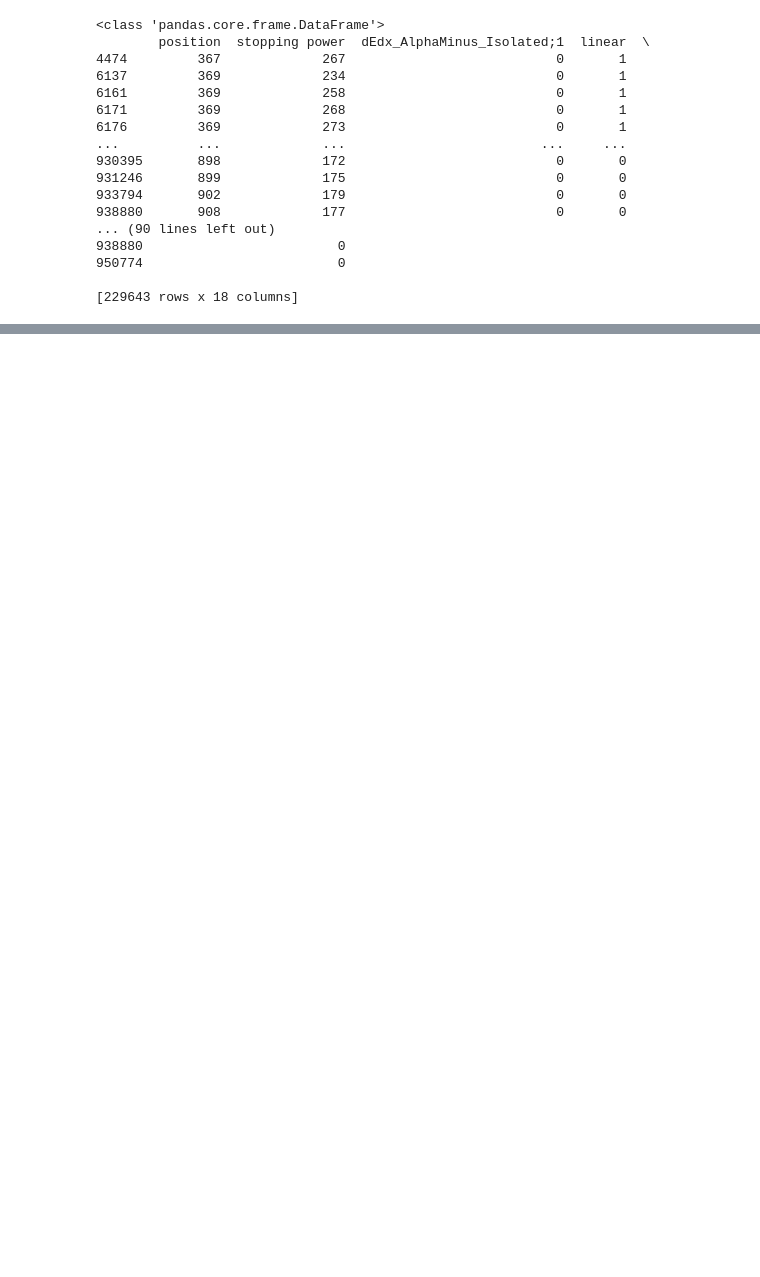
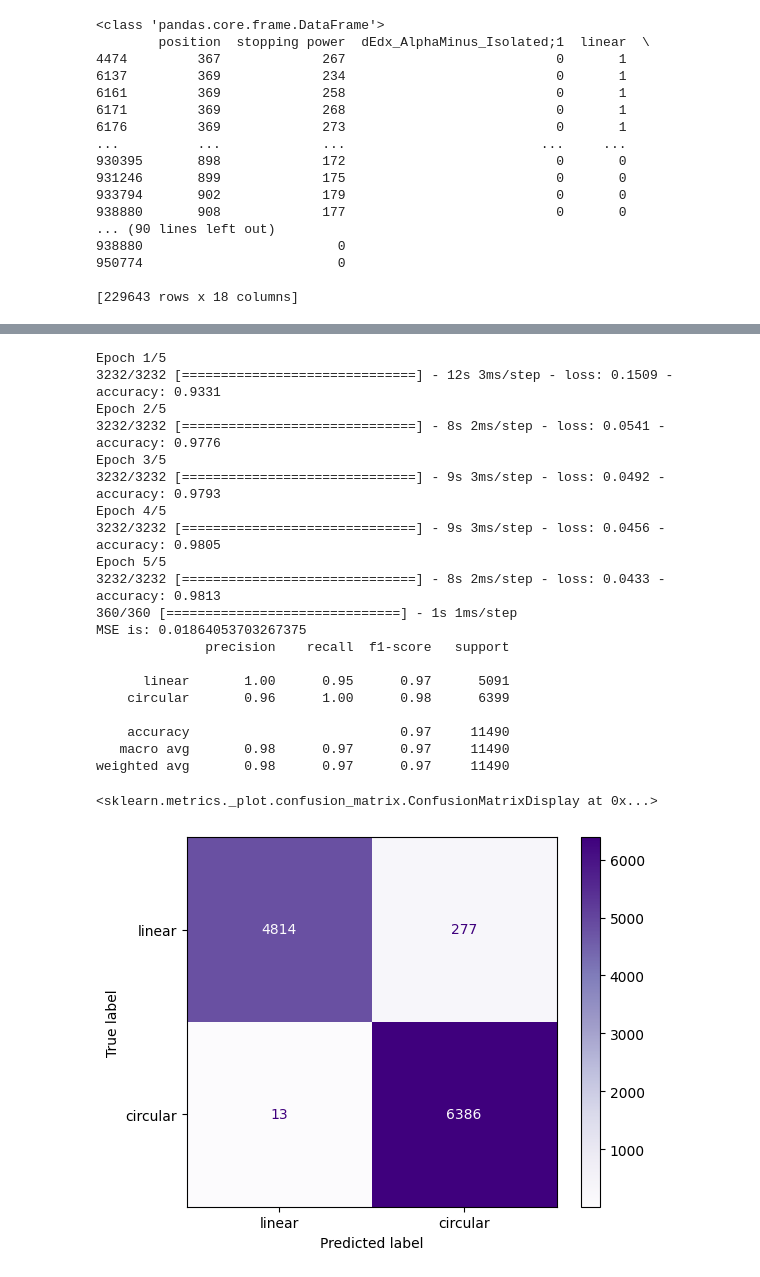
Before and after one commit to DaveStutler/G9, a Jupyter notebook: TEAM_FRIENDSHIP_PARTICLES_WOOOOO.ipynb, the cells around one changed output, grey strips where cells are left out. Drawn from its saved outputs; the diff is of its cells as text; code cells hidden in the pictures; blank space fills up the shorter version.

```diff
--- a/TEAM_FRIENDSHIP_PARTICLES_WOOOOO.ipynb
+++ b/TEAM_FRIENDSHIP_PARTICLES_WOOOOO.ipynb
@@ -439,0 +470,6 @@ for feature in linear_df.columns:
+# %%
+# START HERE
+
+holygrail = '/content/allnorm_holygrail.csv'
+
+holygrail = pd.read_csv(holygrail)
@@ -439,0 +503,62 @@ for feature in linear_df.columns:
+# %%
+from sklearn.metrics import confusion_matrix, ConfusionMatrixDisplay
+#print(holygrail.head())
+target_columns = ['linear', 'circular']
+other_columns = holygrail.columns[:-2]
+X_train, X_test, y_train, y_test = train_test_split(holygrail.drop(columns = target_columns, axis=1), holygrail[target_columns], test_size=0.1, random_state=0)
+
+classifier = Sequential()
+
+classifier.add(Dense(units = len(other_columns), activation = 'ReLU', input_dim = len(other_columns)))
+
+classifier.add(Dense(units = 12, activation = 'ReLU'))
+classifier.add(Dense(units = 12, activation = 'ReLU'))
+classifier.add(Dense(units = 12, activation = 'ReLU'))
+classifier.add(Dense(units = 12, activation = 'ReLU'))
+classifier.add(Dense(units = 2, activation = 'sigmoid'))
+
+
+classifier.compile(loss='binary_crossentropy', optimizer='adam', metrics=['accuracy'])
+
+
+history = classifier.fit(X_train, y_train, batch_size = 32, epochs = 5)
+
+yhat_test = classifier.predict(X_test.astype(float))
+yhat_test
+
+yhat_binary = (yhat_test == yhat_test.max(axis=1, keepdims=True)).astype(int)
+
+y_test_values = y_test.values
+
+mse = mean_squared_error(y_test, yhat_test)
+
+print("MSE is:", mse)
+
+print(classification_report(y_test_values.argmax(axis=1),yhat_binary.argmax(axis=1),target_names=target_columns,digits=2))
+
+matrixim = confusion_matrix(y_test_values.argmax(axis=1), yhat_binary.argmax(axis=1))
+mycmdisp = ConfusionMatrixDisplay(confusion_matrix=matrixim, display_labels=target_columns)
+mycmdisp.plot(cmap=plt.cm.Purples, values_format='d')
+# %% [output]
+Epoch 1/5
+3232/3232 [==============================] - 12s 3ms/step - loss: 0.1509 - accuracy: 0.9331
+Epoch 2/5
+3232/3232 [==============================] - 8s 2ms/step - loss: 0.0541 - accuracy: 0.9776
+Epoch 3/5
+3232/3232 [==============================] - 9s 3ms/step - loss: 0.0492 - accuracy: 0.9793
+Epoch 4/5
+3232/3232 [==============================] - 9s 3ms/step - loss: 0.0456 - accuracy: 0.9805
+Epoch 5/5
+3232/3232 [==============================] - 8s 2ms/step - loss: 0.0433 - accuracy: 0.9813
+360/360 [==============================] - 1s 1ms/step
+MSE is: 0.01864053703267375
+              precision    recall  f1-score   support
+
+      linear       1.00      0.95      0.97      5091
+    circular       0.96      1.00      0.98      6399
+
+    accuracy                           0.97     11490
+   macro avg       0.98      0.97      0.97     11490
+weighted avg       0.98      0.97      0.97     11490
+<sklearn.metrics._plot.confusion_matrix.ConfusionMatrixDisplay at 0x...>
+[figure, added]
```
Also changed, not shown: parts of 12 cells of this notebook.
